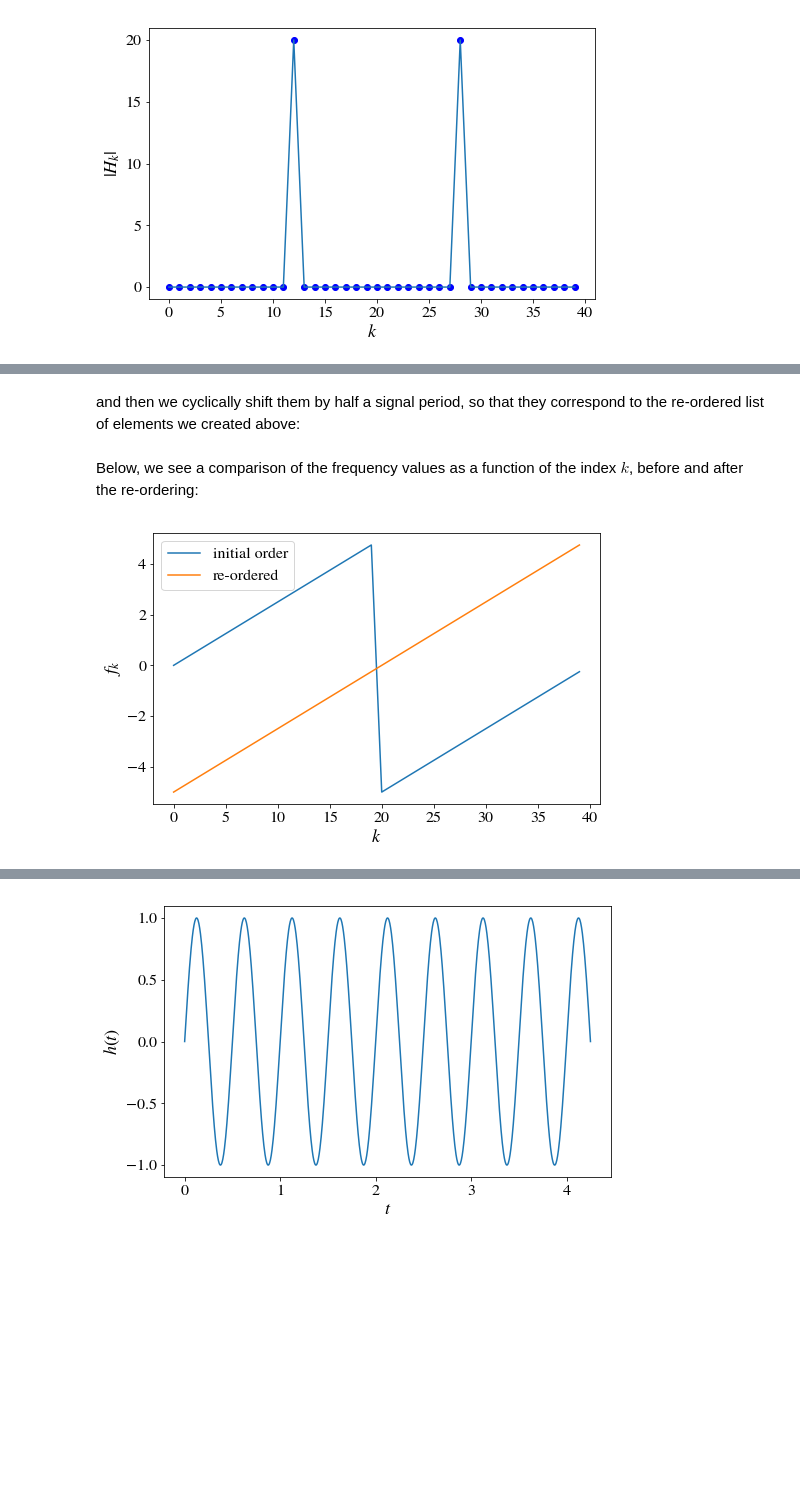
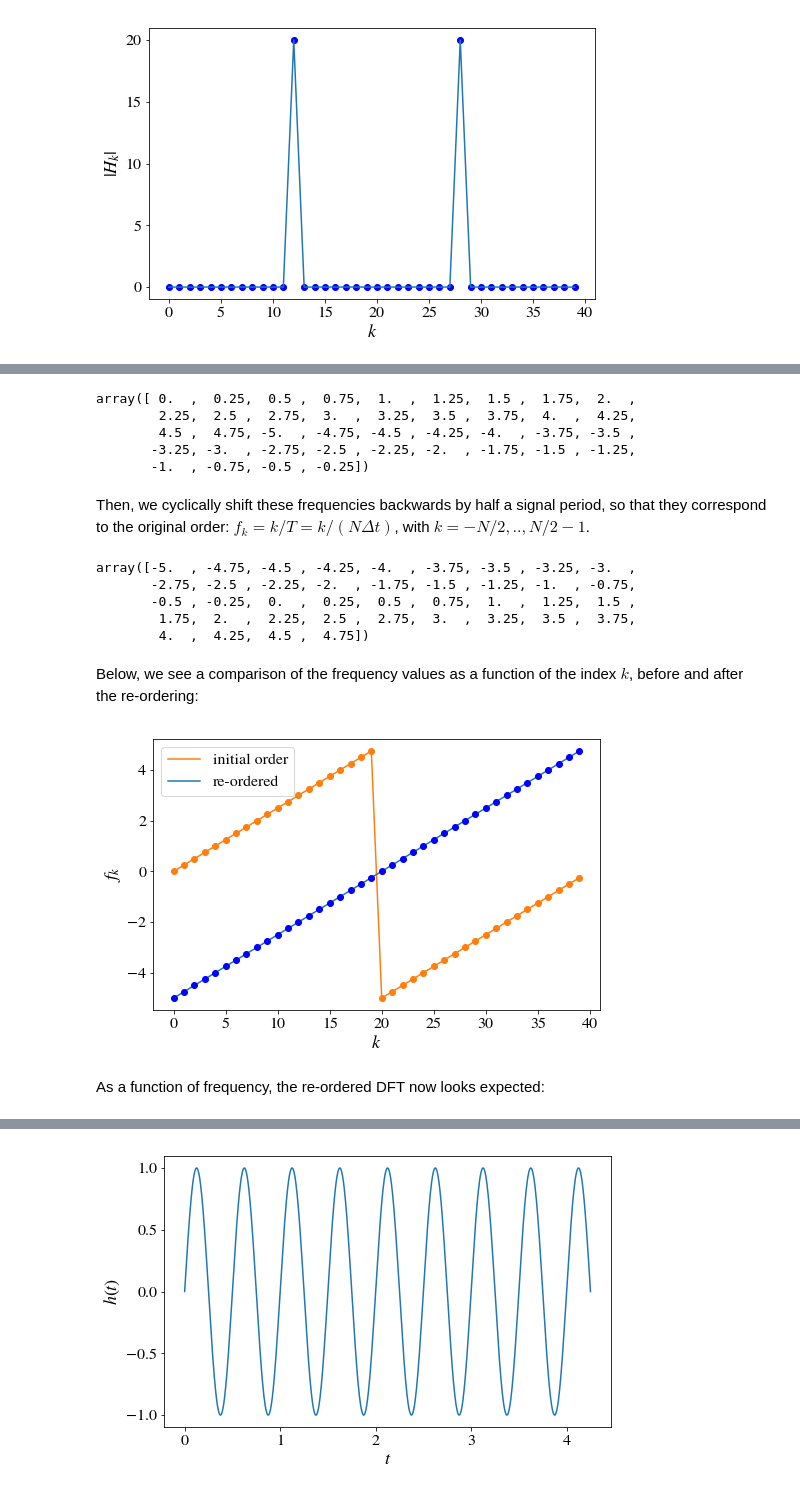
Before and after one commit to niksterg/pyFourier, a Jupyter notebook: DFT.ipynb, the cells around one changed output, grey strips where cells are left out. Drawn from its saved outputs; the diff is of its cells as text; code cells hidden in the pictures; blank space fills up the shorter version.

```diff
--- a/DFT.ipynb
+++ b/DFT.ipynb
@@ -120,17 +128,38 @@ Next, we want to assign frequency values to the index $k$. First, we assign valu
 # %%
 f_k = fftpack.fftfreq(h_n.size, d = dt)
+# %%
+display(f_k)
+# %% [output]
+array([ 0.  ,  0.25,  0.5 ,  0.75,  1.  ,  1.25,  1.5 ,  1.75,  2.  ,
+        2.25,  2.5 ,  2.75,  3.  ,  3.25,  3.5 ,  3.75,  4.  ,  4.25,
+        4.5 ,  4.75, -5.  , -4.75, -4.5 , -4.25, -4.  , -3.75, -3.5 ,
+       -3.25, -3.  , -2.75, -2.5 , -2.25, -2.  , -1.75, -1.5 , -1.25,
+       -1.  , -0.75, -0.5 , -0.25])
 # %% [markdown]
-and then we cyclically shift them by half a signal period, so that they correspond to the re-ordered list of elements we created above:
+Then, we cyclically shift these frequencies backwards by half a signal period, so that they correspond to the original order: $f_k = k/T = k/(N\Delta t)$, with $k=-N/2,..,N/2-1$.
 # %%
 f_shift = fftpack.fftshift(f_k)
+# %%
+display(f_shift)
+# %% [output]
+array([-5.  , -4.75, -4.5 , -4.25, -4.  , -3.75, -3.5 , -3.25, -3.  ,
+       -2.75, -2.5 , -2.25, -2.  , -1.75, -1.5 , -1.25, -1.  , -0.75,
+       -0.5 , -0.25,  0.  ,  0.25,  0.5 ,  0.75,  1.  ,  1.25,  1.5 ,
+        1.75,  2.  ,  2.25,  2.5 ,  2.75,  3.  ,  3.25,  3.5 ,  3.75,
+        4.  ,  4.25,  4.5 ,  4.75])
 # %% [markdown]
 Below, we see a comparison of the frequency values as a function of the index $k$, before and after the re-ordering:
 # %%
-plt.plot(f_k,'-',f_shift)
+plt.plot(f_k,'-', c='tab:orange')
+plt.plot(f_shift)
+plt.plot(f_k, 'o', c='tab:orange',)
+plt.plot(f_shift, 'bo')
 plt.xlabel(r'$k$') ; plt.ylabel(r'$f_k$')
 plt.legend(['initial order', 're-ordered'], loc='best')
 plt.show()
 # %% [output]
-[figure, old version]
+[figure, new version]
+# %% [markdown]
+As a function of frequency, the re-ordered DFT now looks expected:
 # %%
 plt.plot(f_shift, np.abs(H_k_shift))
```
Also changed, not shown: parts of 31 cells of this notebook.
